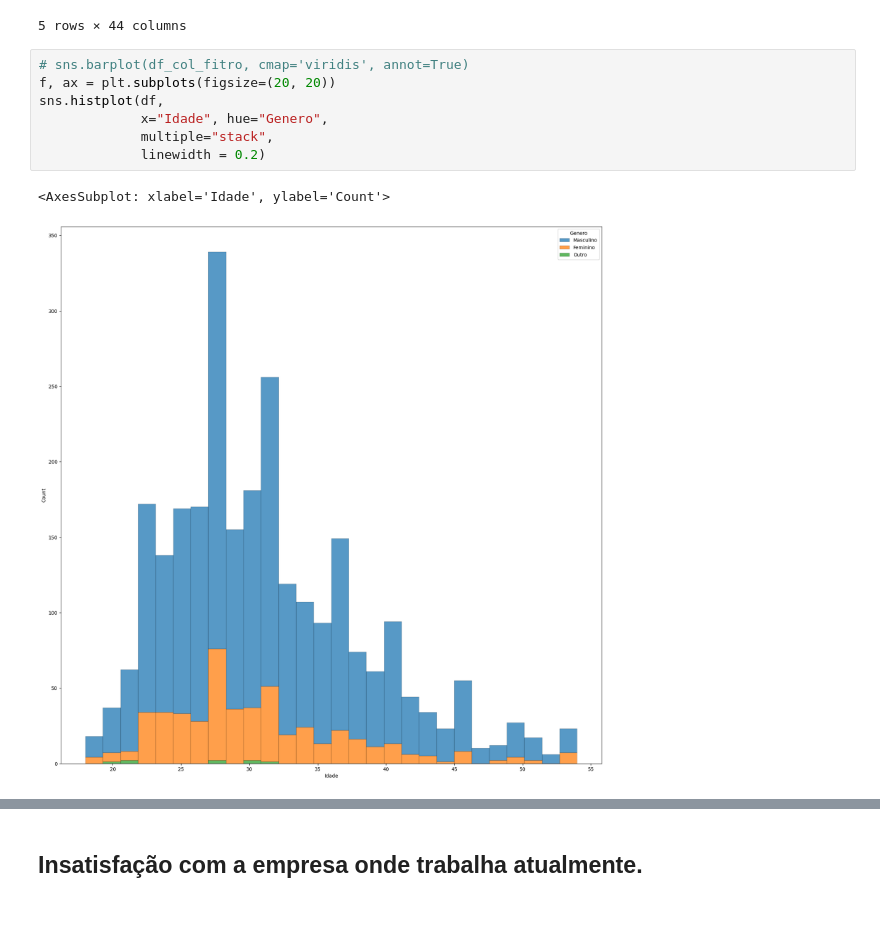
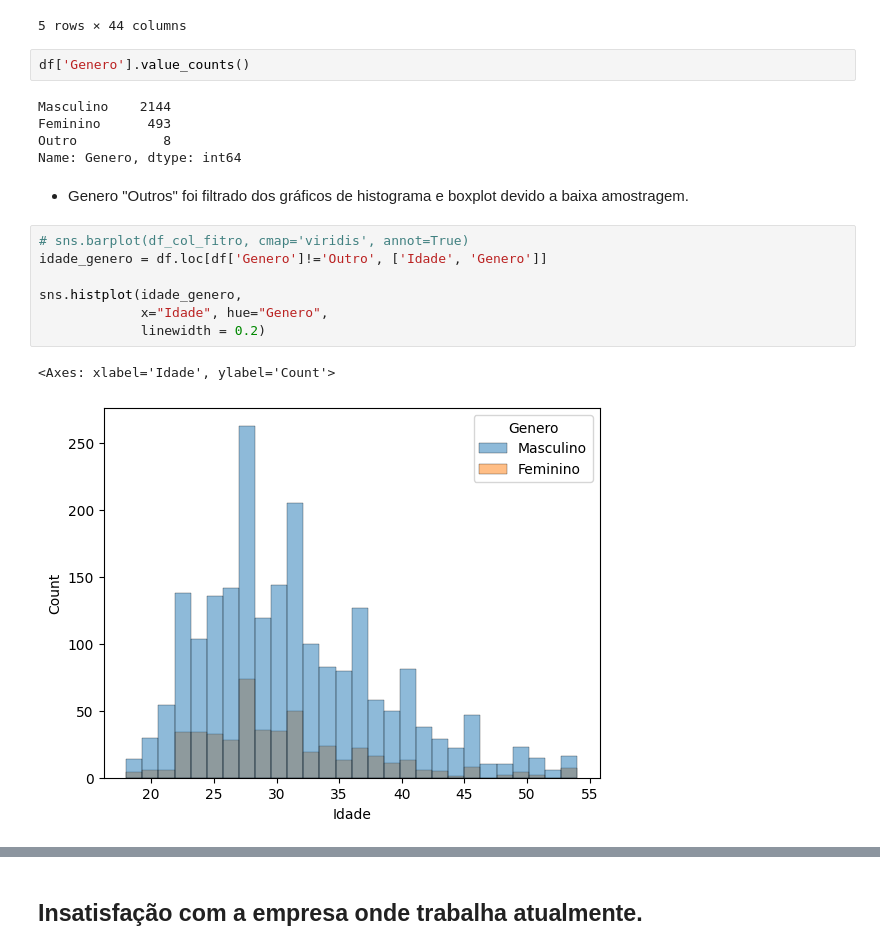
Before and after one commit to MayaraDM/ADA-DS_programming_techiniques_project, a Jupyter notebook: ProjetoV_analise.ipynb, the cells around one changed output, grey strips where cells are left out. Saved outputs shown, nothing was run; the diff lists cells and outputs as text; blank space fills up the shorter version.

```diff
--- a/ProjetoV_analise.ipynb
+++ b/ProjetoV_analise.ipynb
@@ -46,13 +46,22 @@ df.head()
 | 3 | v31ab41botodnsv31zgg4k34zzojy81l | 38.0 | 35-39 | Feminino | Sudeste | Sul | 0 | ... |
 | 4 | ubhu8ntvm4xc0sfkdubhu80e973eek0k | 36.0 | 35-39 | Masculino | Sul | Sul | 0 | ... |
 5 rows × 44 columns
+# %%
+df['Genero'].value_counts()
+# %% [output]
+Masculino    2144
+Feminino      493
+Outro           8
+Name: Genero, dtype: int64
+# %% [markdown]
+- Genero "Outros" foi filtrado dos gráficos de histograma e boxplot devido a baixa amostragem.
 # %%
 # sns.barplot(df_col_fitro, cmap='viridis', annot=True)
-f, ax = plt.subplots(figsize=(20, 20))
-sns.histplot(df,
+idade_genero = df.loc[df['Genero']!='Outro', ['Idade', 'Genero']]
+
+sns.histplot(idade_genero,
              x="Idade", hue="Genero",
-             multiple="stack",
              linewidth = 0.2)
 # %% [output]
-<AxesSubplot: xlabel='Idade', ylabel='Count'>
+<Axes: xlabel='Idade', ylabel='Count'>
-[figure, old version]
+[figure, new version]
```
Also changed, not shown: parts of 5 cells of this notebook.
